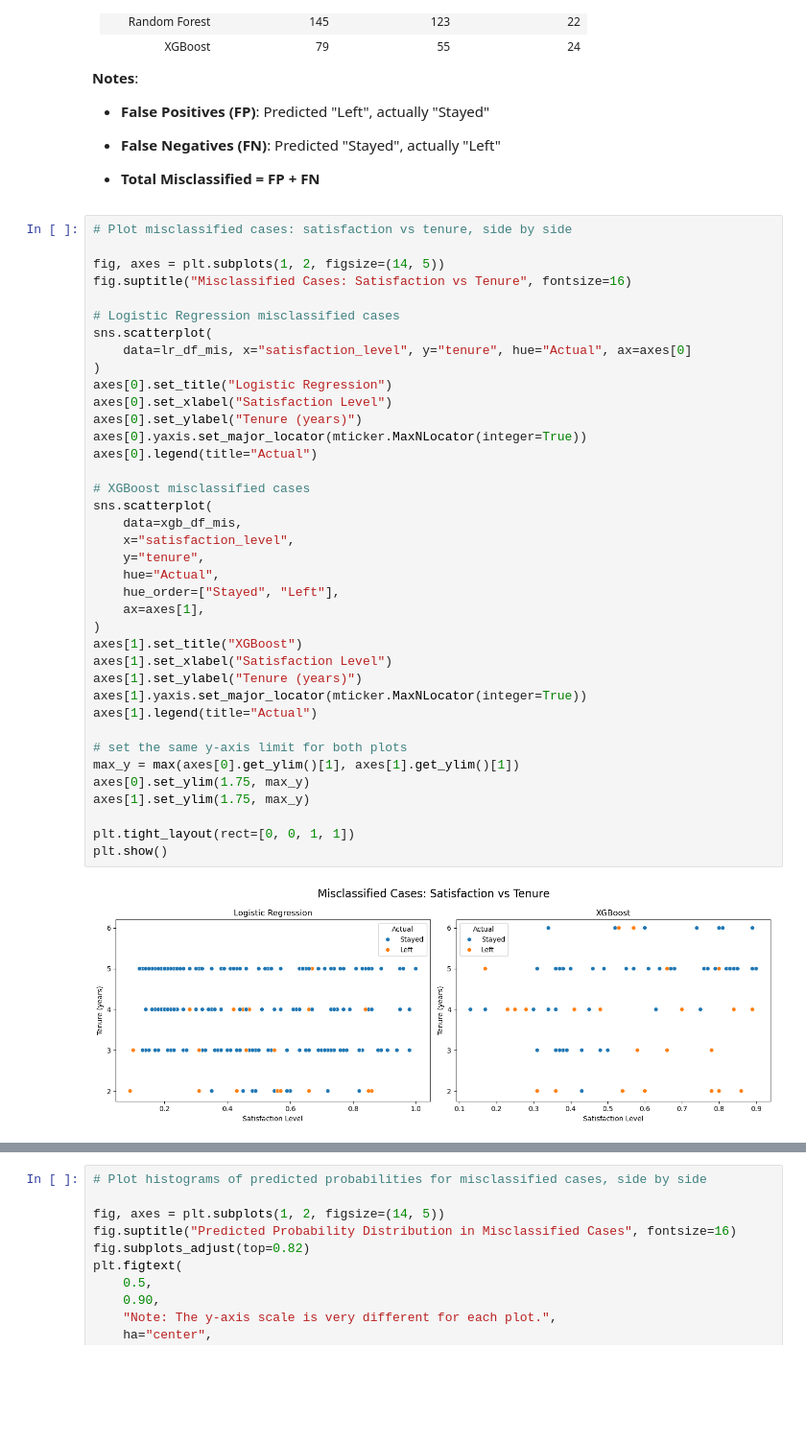
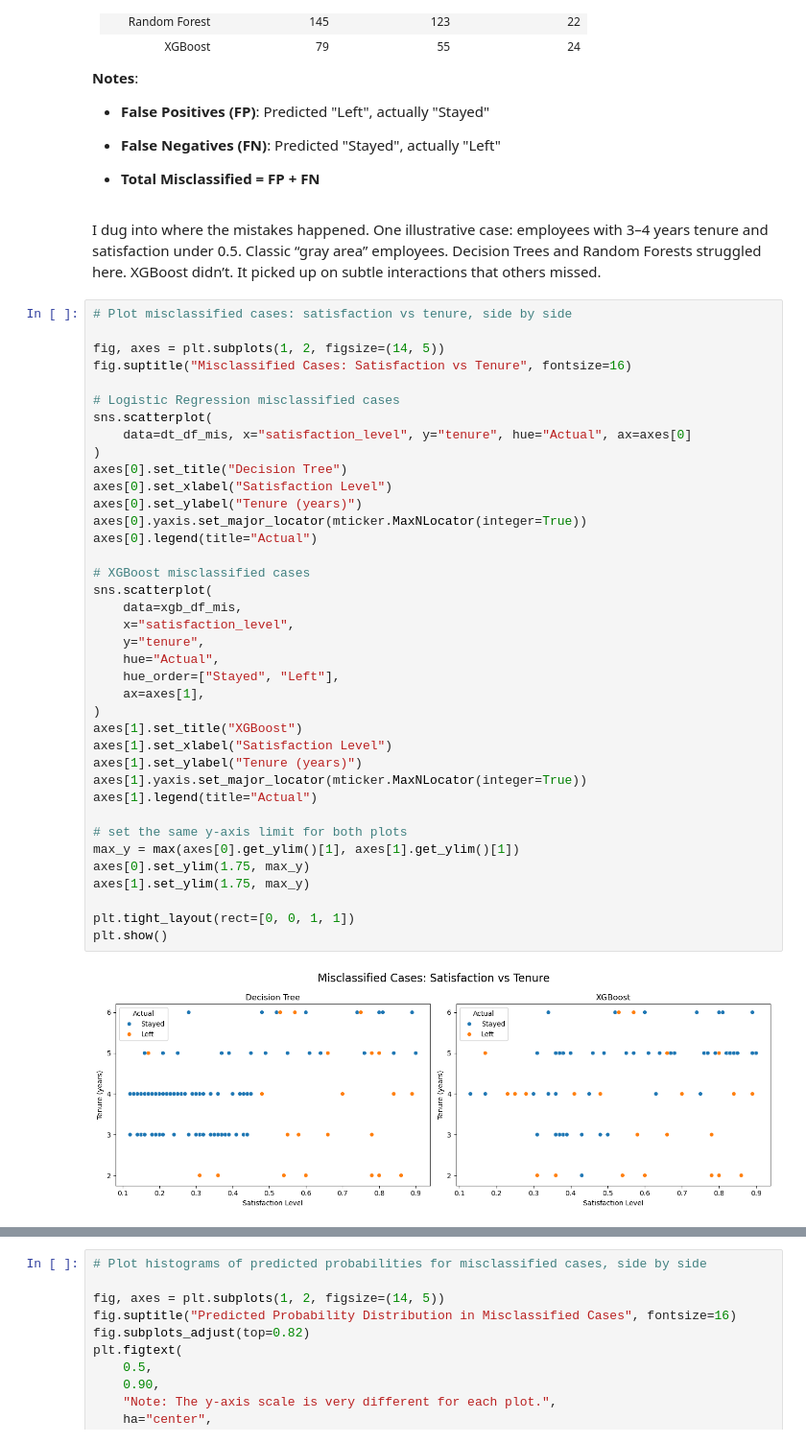
Before and after one commit to johbry17/Salifort-Employee-Churn-ml, a Jupyter notebook: executive_summary.ipynb, the cells around one changed output, grey strips where cells are left out. Shown at 96% size. Drawn from its saved outputs; the diff is of its cells as text; blank space fills up the shorter version.

```diff
--- a/executive_summary.ipynb
+++ b/executive_summary.ipynb
@@ -1057,6 +1256,8 @@ xgb_df_mis["Actual"] = xgb_df_mis["actual"].map({0: "Stayed", 1: "Left"})
 - **False Negatives (FN)**: Predicted "Stayed", actually "Left"
 
 - **Total Misclassified = FP + FN**
+# %% [markdown]
+I dug into where the mistakes happened. One illustrative case: employees with 3–4 years tenure and satisfaction under 0.5. Classic “gray area” employees. Decision Trees and Random Forests struggled here. XGBoost didn’t. It picked up on subtle interactions that others missed.
 # %%
 # Plot misclassified cases: satisfaction vs tenure, side by side
 
@@ -1065,37 +1266,37 @@ fig.suptitle("Misclassified Cases: Satisfaction vs Tenure", fontsize=16)
 
 # Logistic Regression misclassified cases
 sns.scatterplot(
-    data=lr_df_mis, x="satisfaction_level", y="tenure", hue="Actual", ax=axes[0]
+    data=dt_df_mis, x="satisfaction_level", y="tenure", hue="Actual", ax=axes[0]
 )
-axes[0].set_title("Logistic Regression")
+axes[0].set_title("Decision Tree")
 axes[0].set_xlabel("Satisfaction Level")
 axes[0].set_ylabel("Tenure (years)")
 axes[0].yaxis.set_major_locator(mticker.MaxNLocator(integer=True))
 axes[0].legend(title="Actual")
 
 # XGBoost misclassified cases
 sns.scatterplot(
     data=xgb_df_mis,
     x="satisfaction_level",
     y="tenure",
     hue="Actual",
     hue_order=["Stayed", "Left"],
     ax=axes[1],
 )
 axes[1].set_title("XGBoost")
 axes[1].set_xlabel("Satisfaction Level")
 axes[1].set_ylabel("Tenure (years)")
 axes[1].yaxis.set_major_locator(mticker.MaxNLocator(integer=True))
 axes[1].legend(title="Actual")
 
 # set the same y-axis limit for both plots
 max_y = max(axes[0].get_ylim()[1], axes[1].get_ylim()[1])
 axes[0].set_ylim(1.75, max_y)
 axes[1].set_ylim(1.75, max_y)
 
 plt.tight_layout(rect=[0, 0, 1, 1])
 plt.show()
 # %% [output]
-[figure, old version]
+[figure, new version]
 # %% [markdown]
 
```
Also changed, not shown: parts of 61 cells of this notebook, 4 other files.
